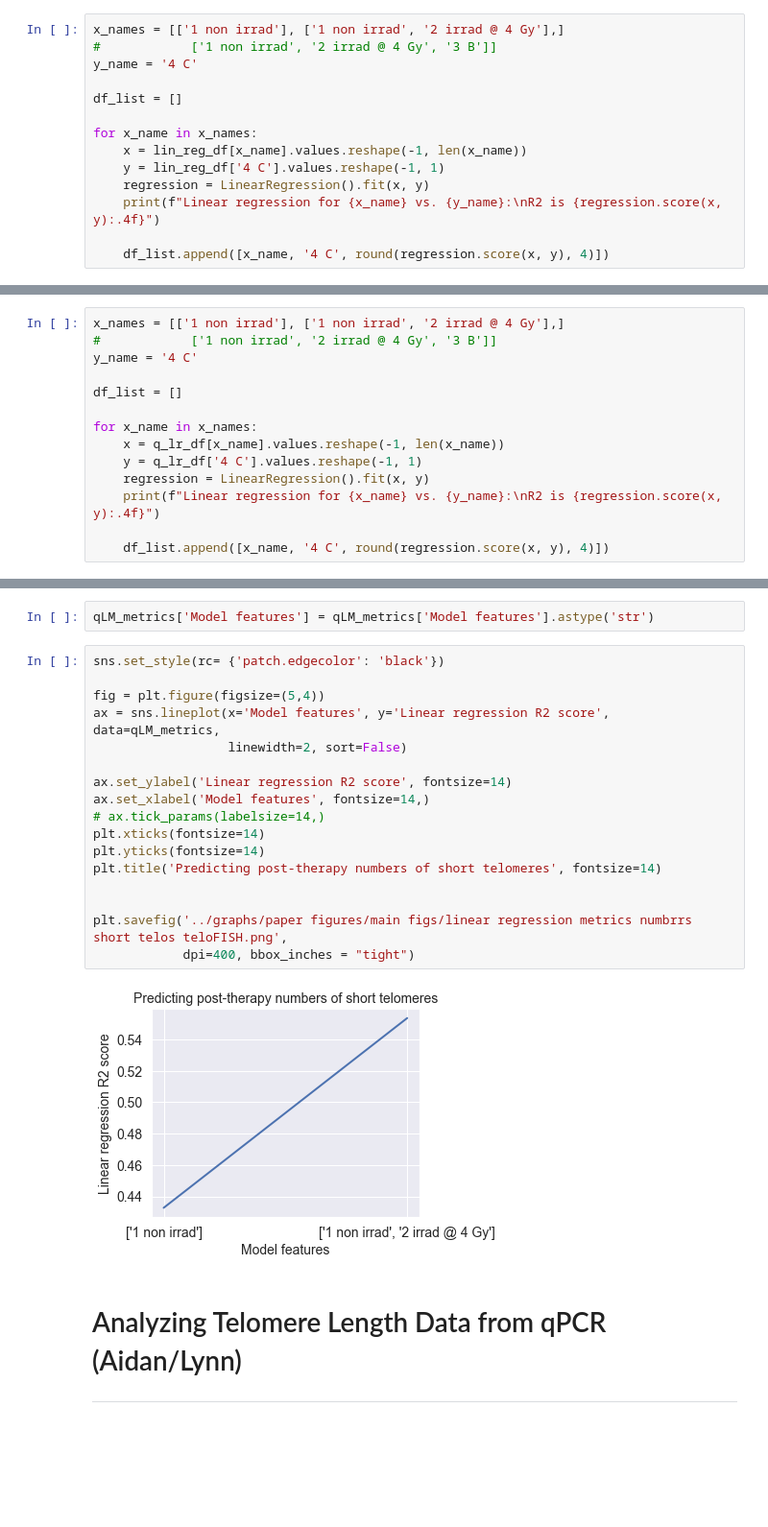
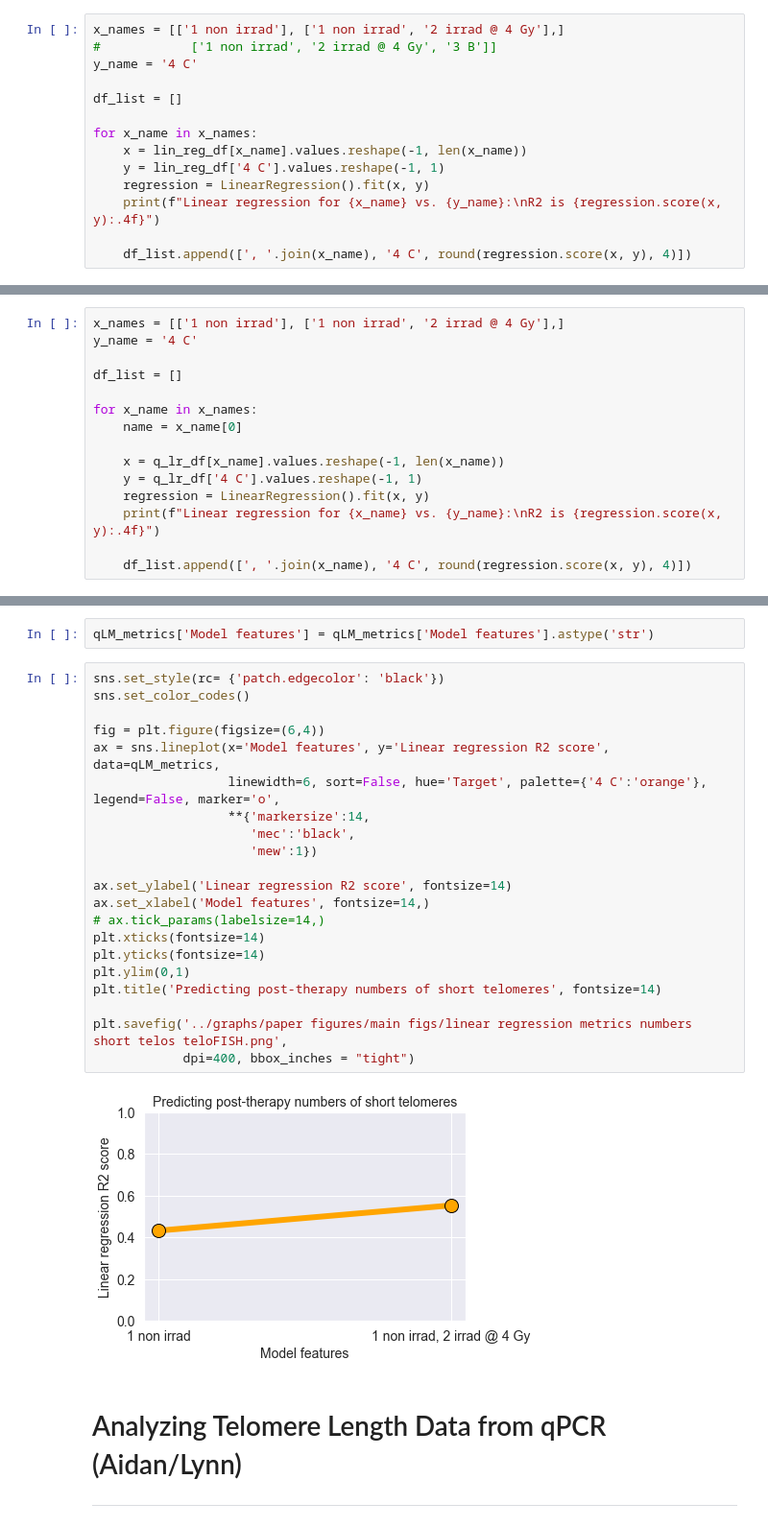
Before and after one commit to Jared-Luxton/radiation-therapy-machine-learning, a Jupyter notebook: notebooks/02_radiation_therapy_patients_data_VISUALIZATION_STATISTICS.ipynb, the cells around one changed output, grey strips where cells are left out. Shown at 96% size. Drawn from its saved outputs; the diff is of its cells as text; blank space fills up the shorter version.

```diff
--- a/notebooks/02_radiation_therapy_patients_data_VISUALIZATION_STATISTICS.ipynb
+++ b/notebooks/02_radiation_therapy_patients_data_VISUALIZATION_STATISTICS.ipynb
@@ -128,7 +135,7 @@ for x_name in x_names:
     regression = LinearRegression().fit(x, y)
     print(f"Linear regression for {x_name} vs. {y_name}:\nR2 is {regression.score(x, y):.4f}")
 
-    df_list.append([x_name, '4 C', round(regression.score(x, y), 4)])
+    df_list.append([', '.join(x_name), '4 C', round(regression.score(x, y), 4)])
 # %% [output]
 Linear regression for ['1 non irrad'] vs. 4 C:
 R2 is 0.1610
@@ -437,18 +490,19 @@ q_lr_df.head()
 | 6 | 1188.0 | 929.0 | 587.0 | 124.0 | 1 |
 # %%
 x_names = [['1 non irrad'], ['1 non irrad', '2 irrad @ 4 Gy'],]
-#            ['1 non irrad', '2 irrad @ 4 Gy', '3 B']]
 y_name = '4 C'
 
 df_list = []
 
 for x_name in x_names:
+    name = x_name[0]
+
     x = q_lr_df[x_name].values.reshape(-1, len(x_name))
     y = q_lr_df['4 C'].values.reshape(-1, 1)
     regression = LinearRegression().fit(x, y)
     print(f"Linear regression for {x_name} vs. {y_name}:\nR2 is {regression.score(x, y):.4f}")
 
-    df_list.append([x_name, '4 C', round(regression.score(x, y), 4)])
+    df_list.append([', '.join(x_name), '4 C', round(regression.score(x, y), 4)])
 # %% [output]
 Linear regression for ['1 non irrad'] vs. 4 C:
 R2 is 0.4328
@@ -465,23 +519,27 @@ qLM_metrics.head()
 qLM_metrics['Model features'] = qLM_metrics['Model features'].astype('str')
 # %%
 sns.set_style(rc= {'patch.edgecolor': 'black'})
+sns.set_color_codes()
 
-fig = plt.figure(figsize=(5,4))
+fig = plt.figure(figsize=(6,4))
 ax = sns.lineplot(x='Model features', y='Linear regression R2 score', data=qLM_metrics,
-                  linewidth=2, sort=False)
+                  linewidth=6, sort=False, hue='Target', palette={'4 C':'orange'}, legend=False, marker='o',
+                  **{'markersize':14,
+                     'mec':'black',
+                     'mew':1})
 
 ax.set_ylabel('Linear regression R2 score', fontsize=14)
 ax.set_xlabel('Model features', fontsize=14,)
 # ax.tick_params(labelsize=14,)
 plt.xticks(fontsize=14)
 plt.yticks(fontsize=14)
+plt.ylim(0,1)
 plt.title('Predicting post-therapy numbers of short telomeres', fontsize=14)
 
-
-plt.savefig('../graphs/paper figures/main figs/linear regression metrics numbrrs short telos teloFISH.png',
+plt.savefig('../graphs/paper figures/main figs/linear regression metrics numbers short telos teloFISH.png',
             dpi=400, bbox_inches = "tight")
 # %% [output]
-[figure, old version]
+[figure, new version]
 # %% [markdown]
 # Analyzing Telomere Length Data from qPCR (Aidan/Lynn)
 ---
```
Also changed, not shown: parts of 28 cells of this notebook, 2 other files.
